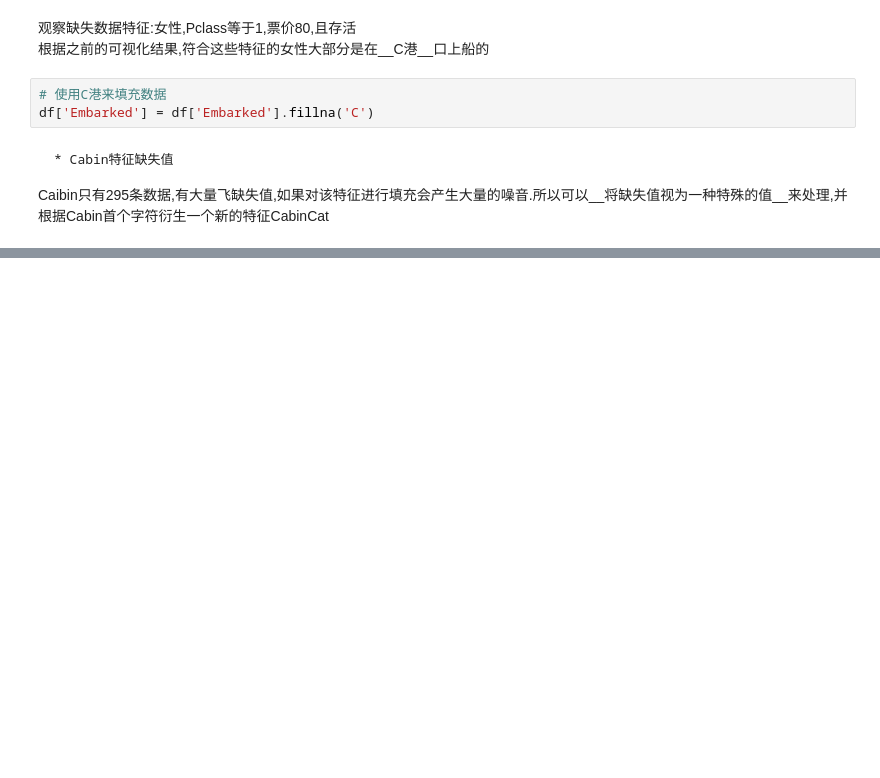
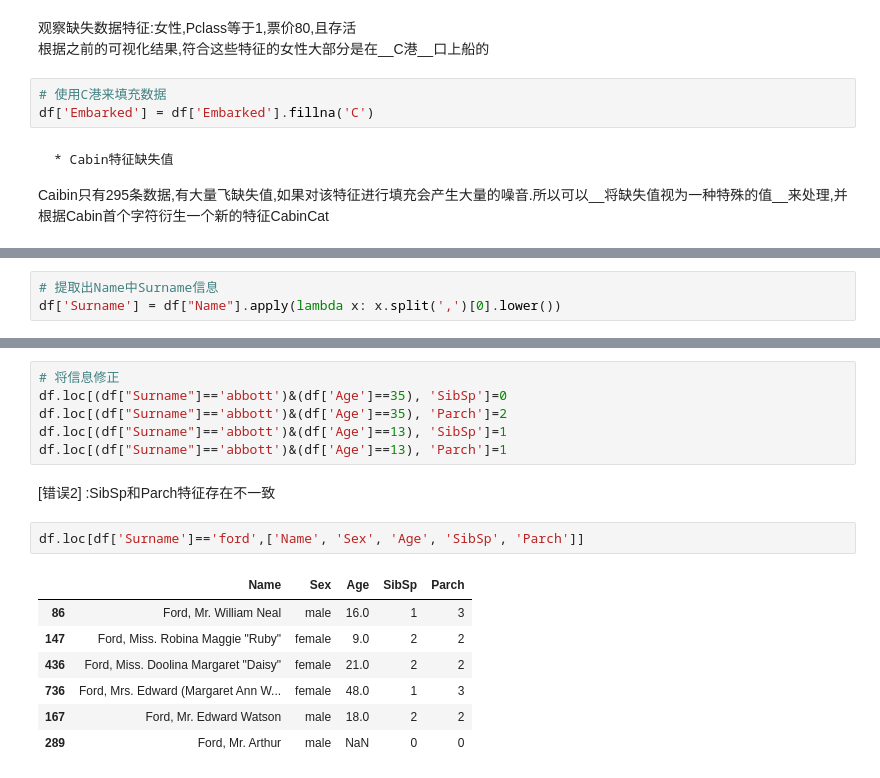
Before and after one commit to pengyi535719197/kaggle, a Jupyter notebook: Titanic/泰坦尼克号生存者预测.ipynb, the cells around one changed output, grey strips where cells are left out. Saved outputs shown, nothing was run; the diff lists cells and outputs as text; blank space fills up the shorter version.

```diff
--- a/Titanic/泰坦尼克号生存者预测.ipynb
+++ b/Titanic/泰坦尼克号生存者预测.ipynb
@@ -362,0 +382,3 @@ df.head()
+# %%
+# 提取出Name中Surname信息
+df['Surname'] = df["Name"].apply(lambda x: x.split(',')[0].lower())
@@ -362,0 +394,18 @@ df.head()
+# %%
+# 将信息修正
+df.loc[(df["Surname"]=='abbott')&(df['Age']==35), 'SibSp']=0
+df.loc[(df["Surname"]=='abbott')&(df['Age']==35), 'Parch']=2
+df.loc[(df["Surname"]=='abbott')&(df['Age']==13), 'SibSp']=1
+df.loc[(df["Surname"]=='abbott')&(df['Age']==13), 'Parch']=1
+# %% [markdown]
+[错误2] :SibSp和Parch特征存在不一致
+# %%
+df.loc[df['Surname']=='ford',['Name', 'Sex', 'Age', 'SibSp', 'Parch']]
+# %% [output]
+|  | Name | Sex | Age | SibSp | Parch |
+| 86 | Ford, Mr. William Neal | male | 16.0 | 1 | 3 |
+| 147 | Ford, Miss. Robina Maggie "Ruby" | female | 9.0 | 2 | 2 |
+| 436 | Ford, Miss. Doolina Margaret "Daisy" | female | 21.0 | 2 | 2 |
+| 736 | Ford, Mrs. Edward (Margaret Ann W... | female | 48.0 | 1 | 3 |
+| 167 | Ford, Mr. Edward Watson | male | 18.0 | 2 | 2 |
+| 289 | Ford, Mr. Arthur | male | NaN | 0 | 0 |
```
Also changed, not shown: parts of 13 cells of this notebook.
